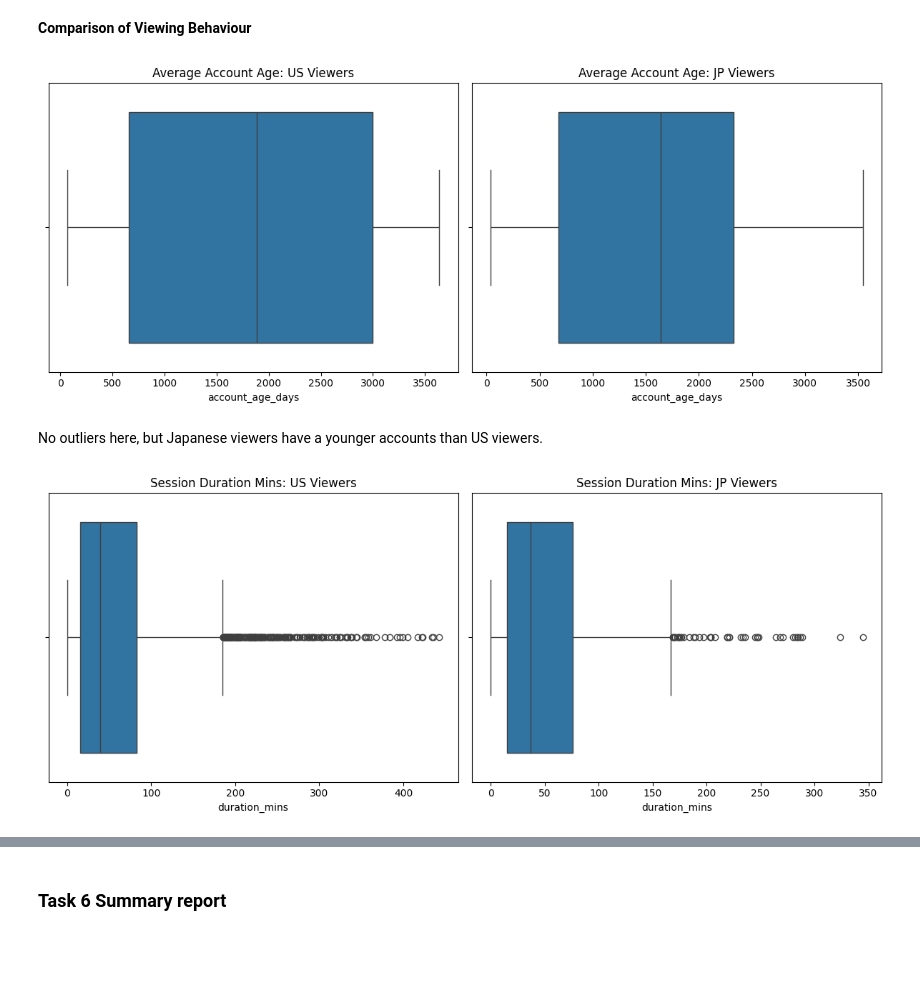
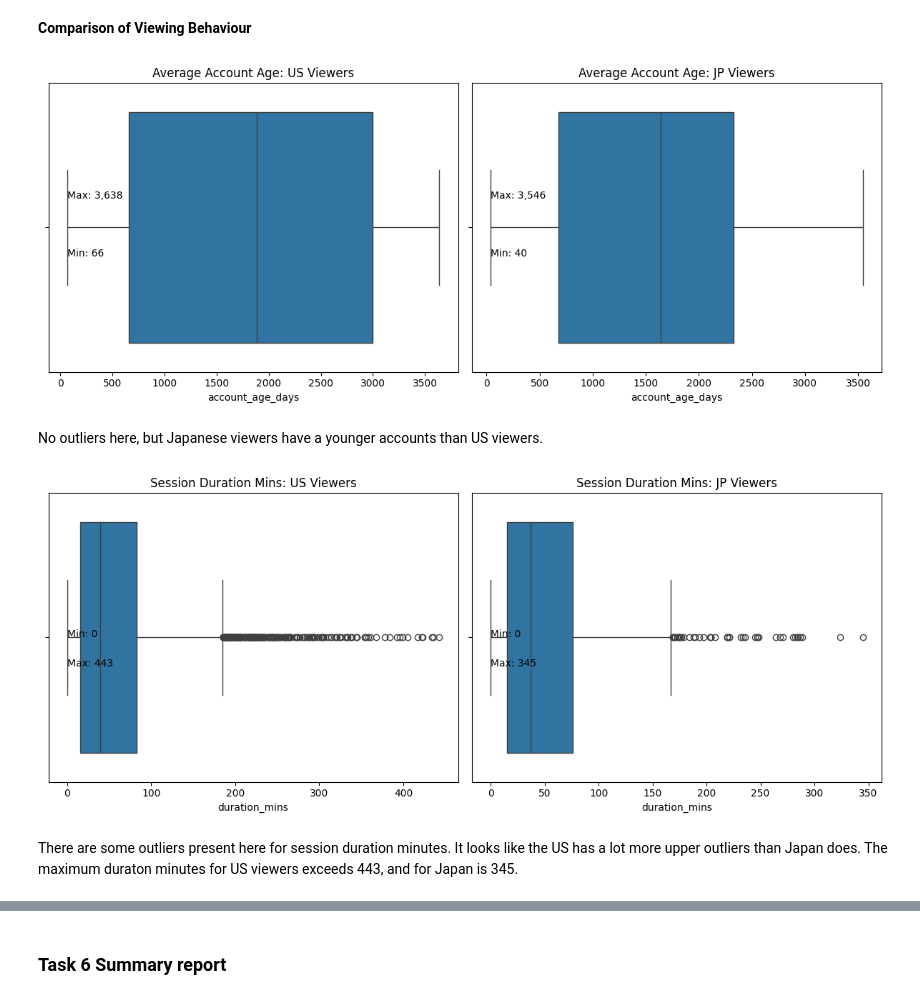
Before and after one commit to zlwym/Assignment01_IAT461, a Jupyter notebook: IAT461-Assignment01-Scaffold.ipynb, the cells around one changed output, grey strips where cells are left out. Drawn from its saved outputs; the diff is of its cells as text; code cells hidden in the pictures; blank space fills up the shorter version.

```diff
--- a/IAT461-Assignment01-Scaffold.ipynb
+++ b/IAT461-Assignment01-Scaffold.ipynb
@@ -1922,28 +1922,42 @@ Japan = taskSixData[taskSixData['country'] == 'JP']
 # %%
 #Boxplots of US and JP viewers' average account age
 
 fig, axes = plt.subplots(1, 2, figsize=(12, 5))
 
 sns.boxplot(
     data=US,
     x='account_age_days',
     ax=axes[0]
 )
 
 axes[0].set_title('Average Account Age: US Viewers')
 
 sns.boxplot(
     data=Japan,
     x='account_age_days',
     ax=axes[1]
 )
 
 axes[1].set_title('Average Account Age: JP Viewers')
 
+#Finding minimum and maximum values
+
+US_min = US['account_age_days'].min()
+US_max = US['account_age_days'].max()
+
+JP_min = Japan['account_age_days'].min()
+JP_max = Japan['account_age_days'].max()
+
+axes[0].text(US_min, 0.1, f'Min: {US_min:,}')
+axes[0].text(US_min, -0.1, f'Max: {US_max:,}')
+
+axes[1].text(JP_min, 0.1, f'Min: {JP_min:,}')
+axes[1].text(JP_min, -0.1, f'Max: {JP_max:,}')
+
 plt.tight_layout()
 plt.show()
 # %% [output]
-[figure, old version]
+[figure, new version]
 # %% [markdown]
 No outliers here, but Japanese viewers have a younger accounts than US viewers.
 # %%
@@ -1967,7 +1981,23 @@ sns.boxplot(
 
 axes[1].set_title('Session Duration Mins: JP Viewers')
 
+#Finding minimum and maximum values
+
+US_min = US['duration_mins'].min()
+US_max = US['duration_mins'].max()
+
+JP_min = Japan['duration_mins'].min()
+JP_max = Japan['duration_mins'].max()
+
+axes[0].text(US_min, 0.1, f'Min: {US_min:,}')
+axes[0].text(US_min, -0.1, f'Max: {US_max:,}')
+
+axes[1].text(JP_min, 0.1, f'Min: {JP_min:,}')
+axes[1].text(JP_min, -0.1, f'Max: {JP_max:,}')
+
 plt.tight_layout()
 plt.show()
 # %% [output]
-[figure, old version]
+[figure, new version]
+# %% [markdown]
+There are some outliers present here for session duration minutes. It looks like the US has a lot more upper outliers than Japan does. The maximum duraton minutes for US viewers exceeds 443, and for Japan is 345.
```
Also changed, not shown: parts of 21 cells of this notebook.
